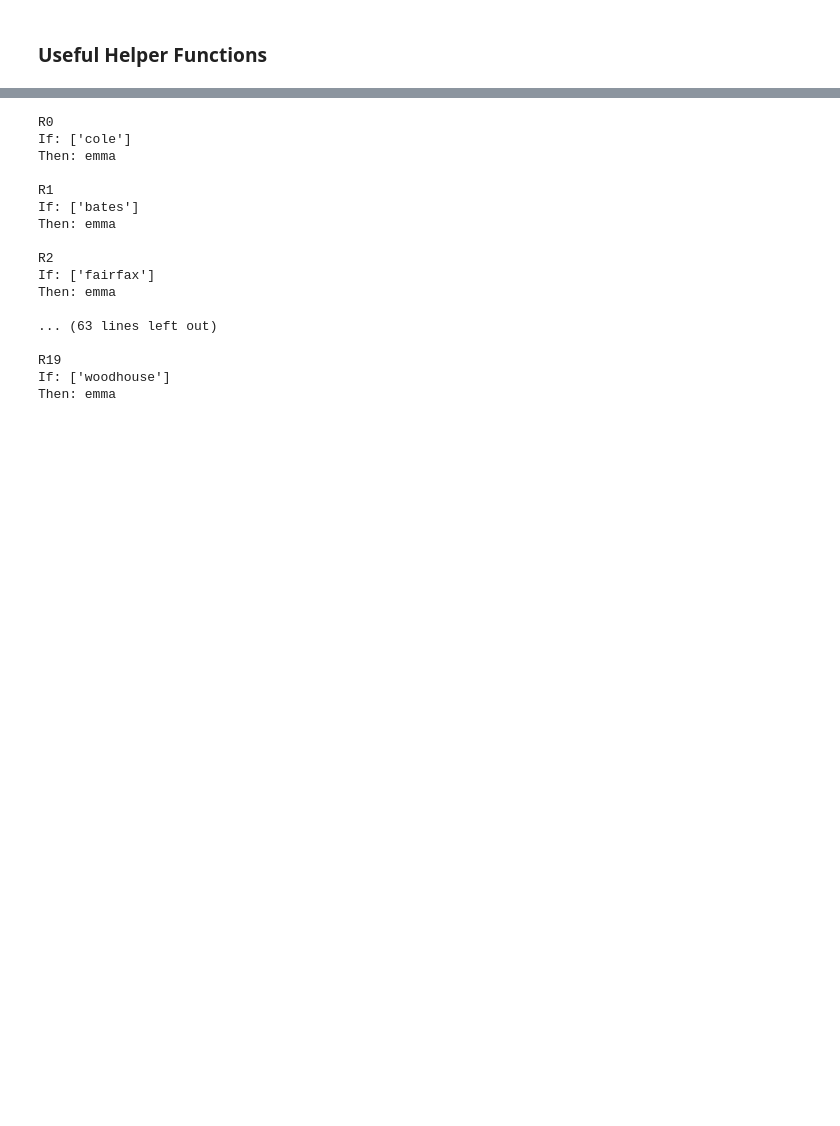
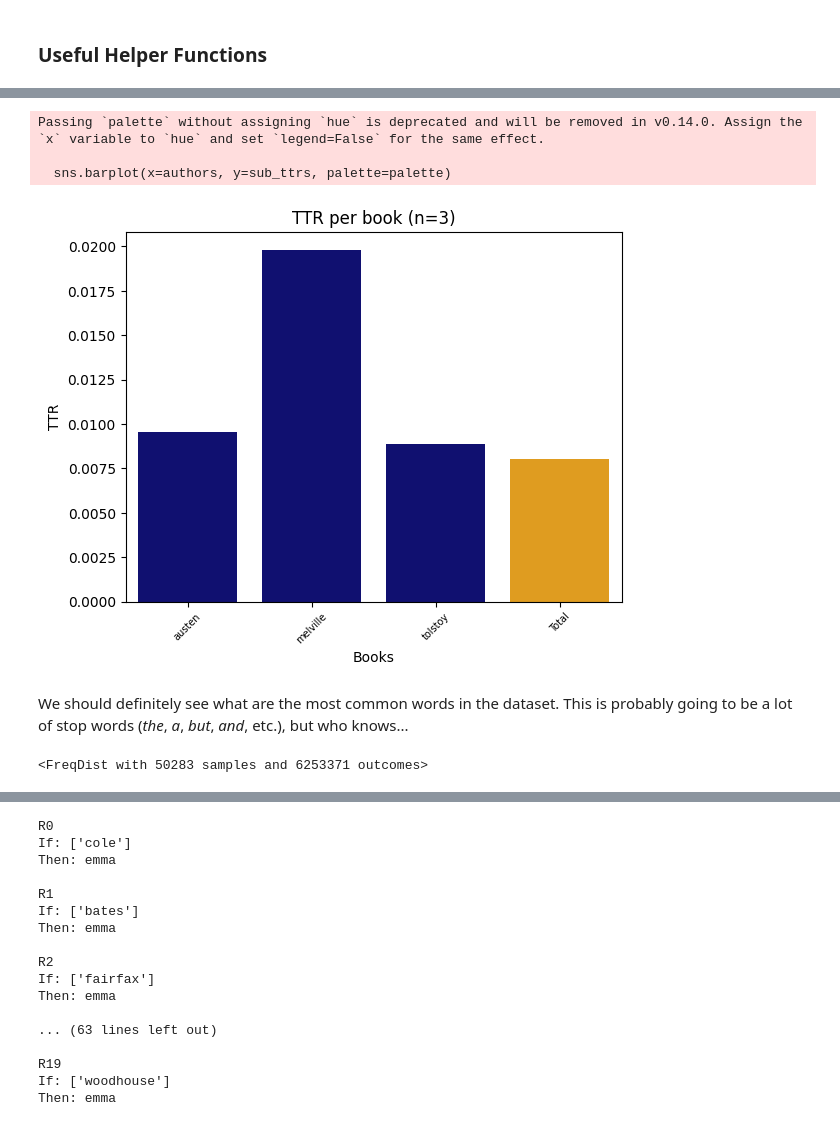
Before and after one commit to AlejandroCiuba/PyLing, a Jupyter notebook: classifiers.ipynb, the cells around one changed output, grey strips where cells are left out. Saved outputs shown, nothing was run; the diff lists cells and outputs as text; code cells hidden in the pictures; blank space fills up the shorter version.

```diff
--- a/classifiers.ipynb
+++ b/classifiers.ipynb
@@ -195,0 +293,22 @@ def plot_loss(loss, epochs, model_name):
+# %%
+authors = np.append(df.author.unique(), ["Total"], axis=0)
+palette = ['orange' if x == "Total" else 'navy' for x in authors]
+sns.barplot(x=authors, y=sub_ttrs, palette=palette)
+plt.xticks(authors, rotation=45, size=7)
+plt.xlabel("Books")
+plt.ylabel("TTR")
+plt.title(f"TTR per book (n={len(df.author.unique())})")
+plt.show()
+# %% [output]
+Passing `palette` without assigning `hue` is deprecated and will be removed in v0.14.0. Assign the `x` variable to `hue` and set `legend=False` for the same effect.
+
+  sns.barplot(x=authors, y=sub_ttrs, palette=palette)
+[figure, added]
+# %% [markdown]
+We should definitely see what are the most common words in the dataset. This is probably going to be a lot of stop words (*the*, *a*, *but*, *and*, etc.), but who knows...
+# %%
+# Use the nltk.FreqDist class!
+toks_freq = nltk.FreqDist(tokens)
+print(toks_freq)
+# %% [output]
+<FreqDist with 50283 samples and 6253371 outcomes>
```
Also changed, not shown: parts of 23 cells of this notebook.
